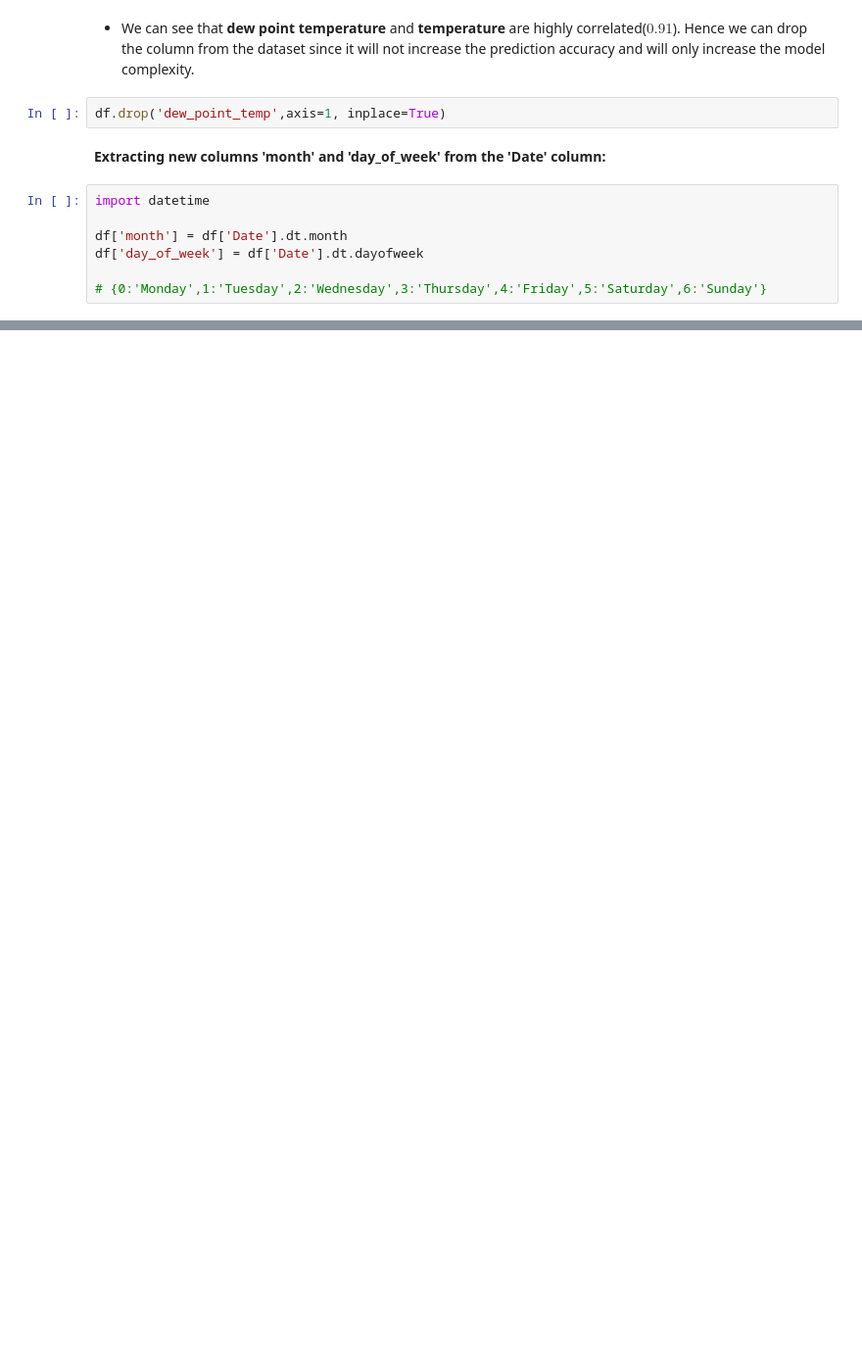
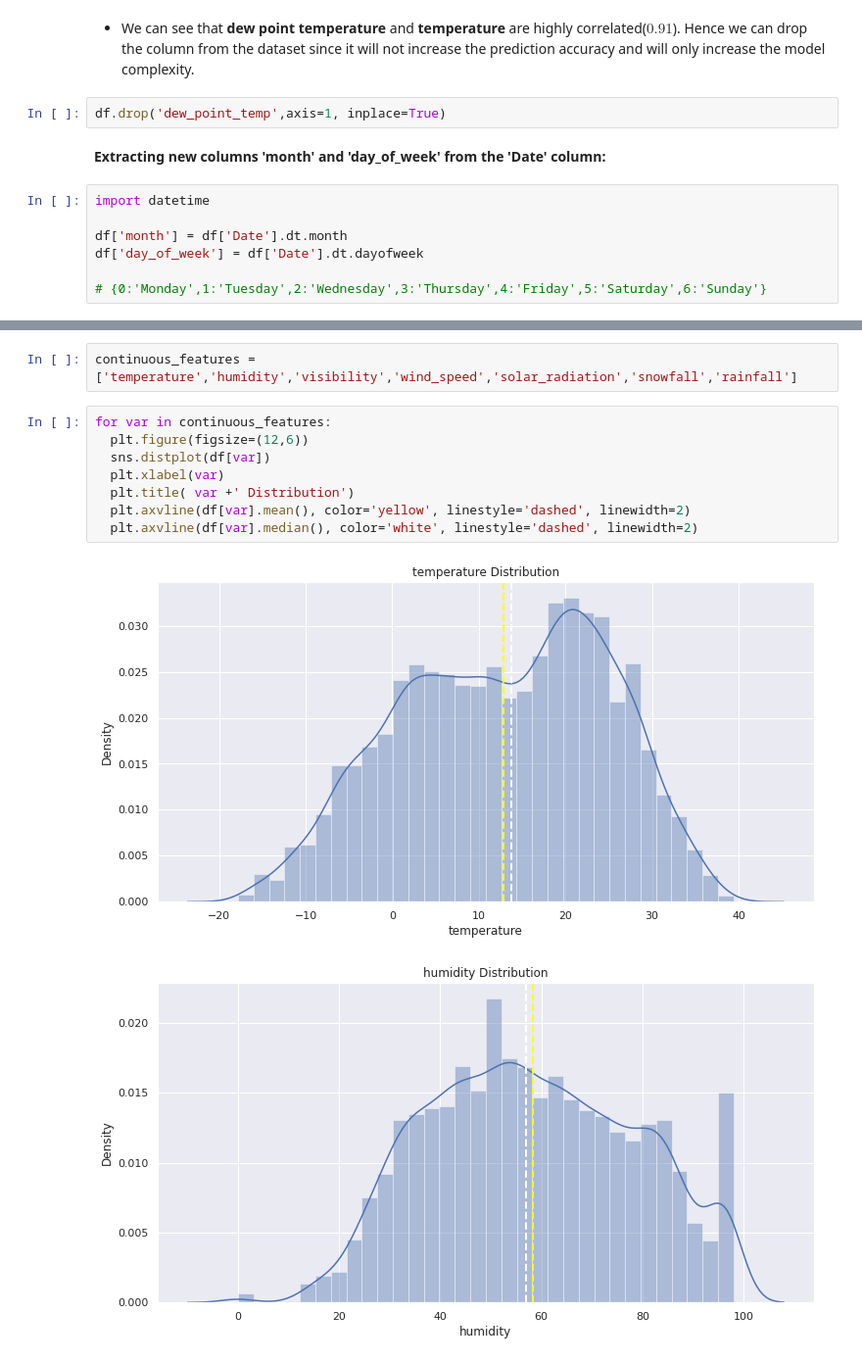
Before and after one commit to vir097/Bike-Sharing-Demand-Prediction---viral-shewale, a Jupyter notebook: Bike_Sharing_Demand_Prediction_Viral_shewale.ipynb, the cells around one changed output, grey strips where cells are left out. Shown at 98% size. Drawn from its saved outputs; the diff is of its cells as text; blank space fills up the shorter version.

```diff
--- a/Bike_Sharing_Demand_Prediction_Viral_shewale.ipynb
+++ b/Bike_Sharing_Demand_Prediction_Viral_shewale.ipynb
@@ -229,0 +251,13 @@ df['day_of_week'] = df['Date'].dt.dayofweek
+# %%
+continuous_features = ['temperature','humidity','visibility','wind_speed','solar_radiation','snowfall','rainfall']
+# %%
+for var in continuous_features:
+  plt.figure(figsize=(12,6))
+  sns.distplot(df[var])
+  plt.xlabel(var)
+  plt.title( var +' Distribution')
+  plt.axvline(df[var].mean(), color='yellow', linestyle='dashed', linewidth=2)
+  plt.axvline(df[var].median(), color='white', linestyle='dashed', linewidth=2)
+# %% [output]
+[figure, added]
+[figure, added]
```
Also changed, not shown: parts of 38 cells of this notebook.
